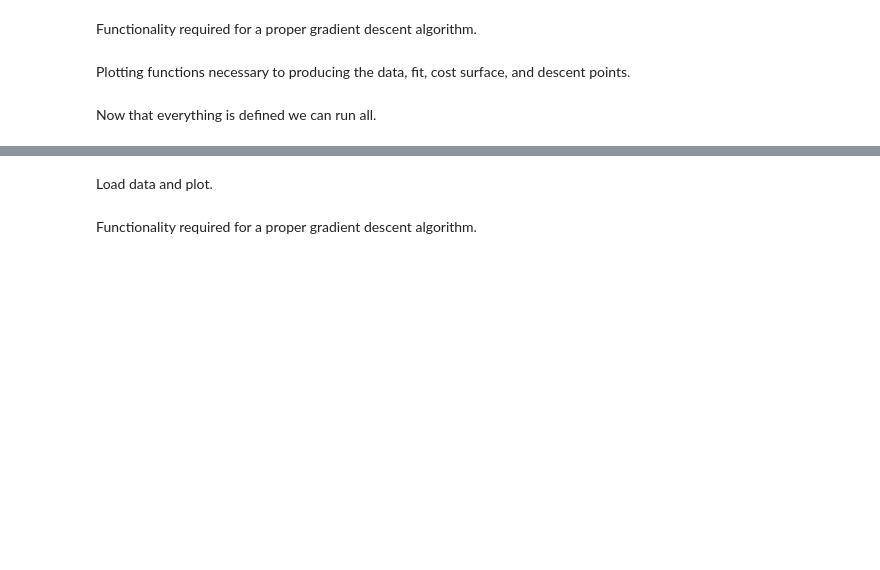
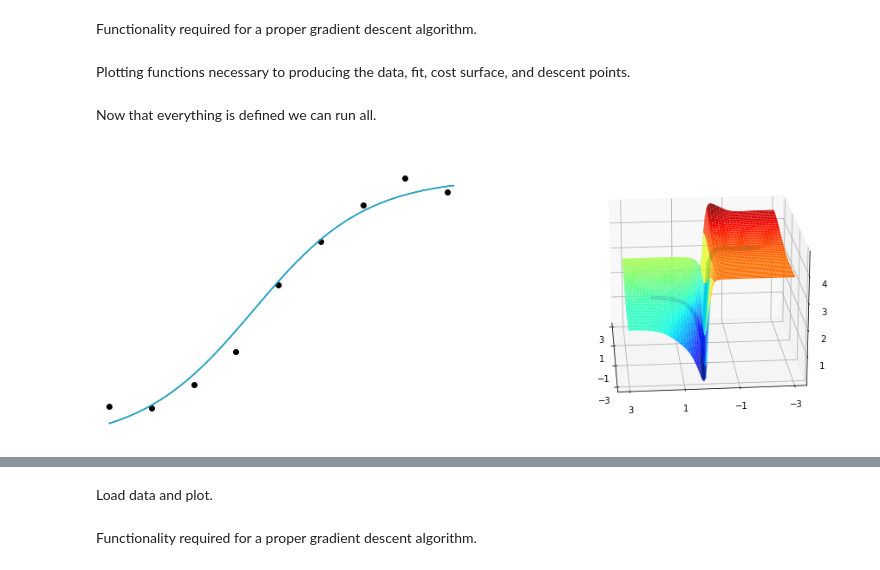
Before and after one commit to feyza-droid/ml_hw2, a Jupyter notebook: HW2_Template.ipynb, the cells around one changed output, grey strips where cells are left out. Drawn from its saved outputs; the diff is of its cells as text; code cells hidden in the pictures; blank space fills up the shorter version.

```diff
--- a/HW2_Template.ipynb
+++ b/HW2_Template.ipynb
@@ -423,7 +423,9 @@ def load_data(csvname):
 # %% [markdown]
 Functionality required for a proper gradient descent algorithm.
 # %%
-### TODO: YOUR CODE GOES HERE - COMPLETE THE GRADIENT DESCENT CODE ###
+def sigmoid(X):
+    return 1/(1+math.e**(-X))
+
 # run gradient descent
 def gradient_descent(X,y,w0):
     w_path = []                 # container for weights learned at each iteration
@@ -433,13 +435,14 @@ def gradient_descent(X,y,w0):
     cost_path.append(cost)
     w = w0
 
+    n = X.shape[0] # sample size
+
     # start gradient descent loop
     max_its = 5000
     alpha = 10**(-2)
     for k in range(max_its):
         # compute gradient
-        grad = ...
-
+        grad = 2/n * X.T.dot(sigmoid(X.dot(w)) - y) #TODO: write comment here
         # take gradient step
         w = w - alpha*grad
 
@@ -527,7 +530,7 @@ Now that everything is defined we can run all.
 X,y = load_data('bacteria_data.csv') # load in data
 
 # initialize figure, plot data, and dress up panels with axes labels etc.,
-fig = plt.figure(facecolor = 'white',figsize = (8,3))
+fig = plt.figure(facecolor = 'white',figsize = (16,6))
 ax1 = fig.add_subplot(121)
 ax1.set_xlim(min(X[:,1])-0.5, max(X[:,1])+0.5)
 ax1.set_ylim(min(y)-0.1,max(y)+0.1)
@@ -536,33 +539,36 @@ ax1.axis('off')
 ax2 = fig.add_subplot(122, projection='3d')
 ax2.xaxis.set_rotate_label(False)
 ax2.yaxis.set_rotate_label(False)
 ax2.zaxis.set_rotate_label(False)
 ax2.get_xaxis().set_ticks([-3,-1,1,3])
 ax2.get_yaxis().set_ticks([-3,-1,1,3])
 # ax2.axis('off')
 
 ### run gradient descent with first initial point
 w0 = np.array([0,2])
 w0.shape = (2,1)
 w_path, cost_path = gradient_descent(X,y,w0)
 
 # plot points
 plot_points(X,y,ax1)
 
 # plot fit to data and path on objective surface
 show_fit(w_path,ax1,'m')
 show_paths(w_path,cost_path,ax2,'m')
 
+
 ### run gradient descent with first initial point
 w0 = np.array([0,-2])
 w0.shape = (2,1)
 w_path, cost_path = gradient_descent(X,y,w0)
 
 # plot fit to data and path on objective surface
 show_fit(w_path,ax1,'c')
 show_paths(w_path,cost_path,ax2,'c')
 plot_surface(ax2)
 plt.show()
+# %% [output]
+[figure, added]
 # %% [markdown]
 # Part 3: Gradient Descent for $\ell_{2}$ Regularized Logistic Regression (10 Points)
 
```
